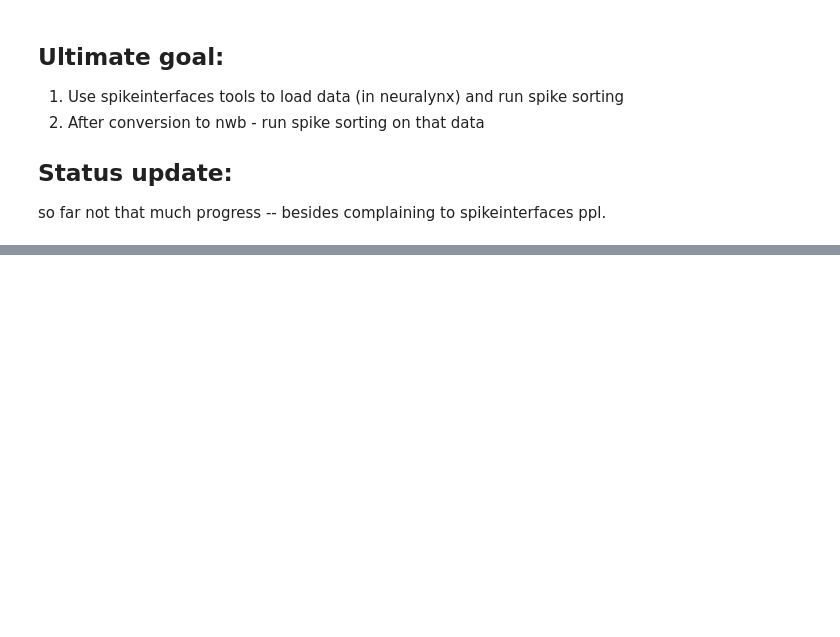
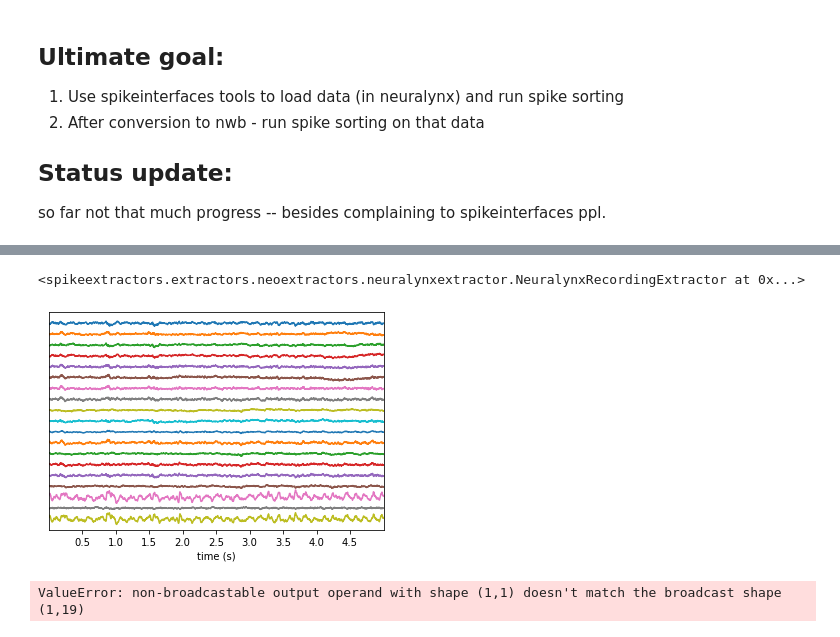
Before and after one commit to vandermeerlab/data-formats, a Jupyter notebook: yoh_try_spikeinterfaces.ipynb, the cells around one changed output, grey strips where cells are left out. Cells and saved outputs as stored; diff of their text form; code cells hidden in the pictures; blank space fills up the shorter version.

Commit message:
Progress toward trying to run an extractor (Klusta) on a sample data segment

```diff
--- a/yoh_try_spikeinterfaces.ipynb
+++ b/yoh_try_spikeinterfaces.ipynb
@@ -35,3 +76,21 @@ TypeError: __init__() takes 1 positional argument but 2 were given
 # %%
+# so we have multiple segments (one block), so I needed to provide seg_index
+# Here we also need to use an explicit `dirname=` kwargs and point to the entire session:
 # filed issue https://github.com/SpikeInterface/spikeextractors/issues/364 and pull request
 # https://github.com/SpikeInterface/spikeextractors/pull/363 to mitigate intermediate
+recording = se.NeuralynxRecordingExtractor(dirname=op.dirname(sample_file), seg_index=0) # block_index=0,
+# Following one bugs out: https://github.com/SpikeInterface/spikeextractors/issues/367
+# print(recording.dump_to_json())
+recording
+# %% [output]
+<spikeextractors.extractors.neoextractors.neuralynxextractor.NeuralynxRecordingExtractor at 0x...>
+# %%
+sw.plot_timeseries(recording);
+# bugs out: https://github.com/SpikeInterface/spikeextractors/issues/368
+# sw.plot_rasters(recording);
+# %% [output]
+[figure, added]
+# %%
+ss.run_klusta(recording)
+# %% [output]
+ValueError: non-broadcastable output operand with shape (1,1) doesn't match the broadcast shape (1,19)
```
Also changed, not shown: parts of 9 cells of this notebook.
